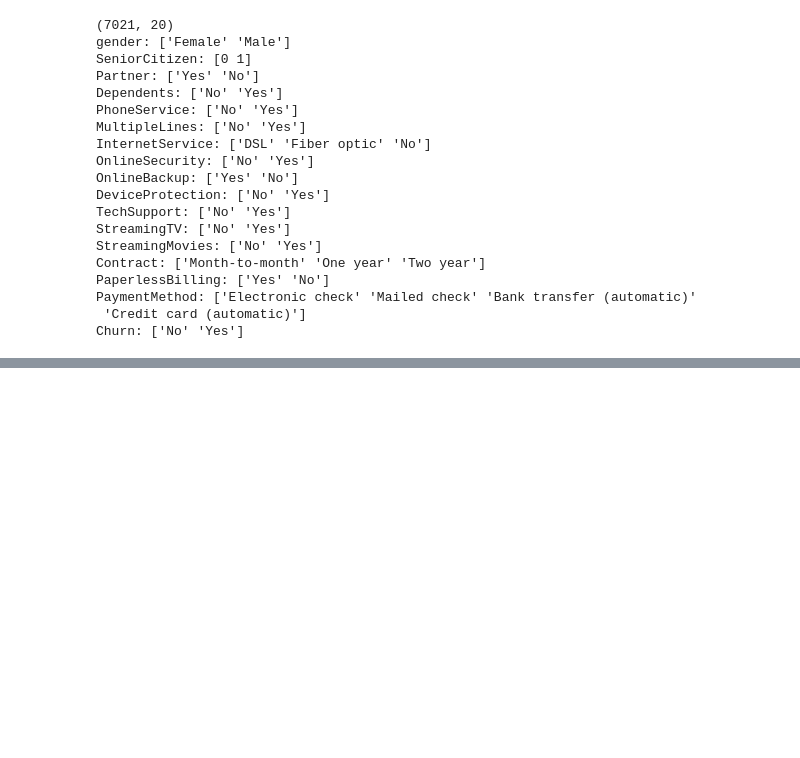
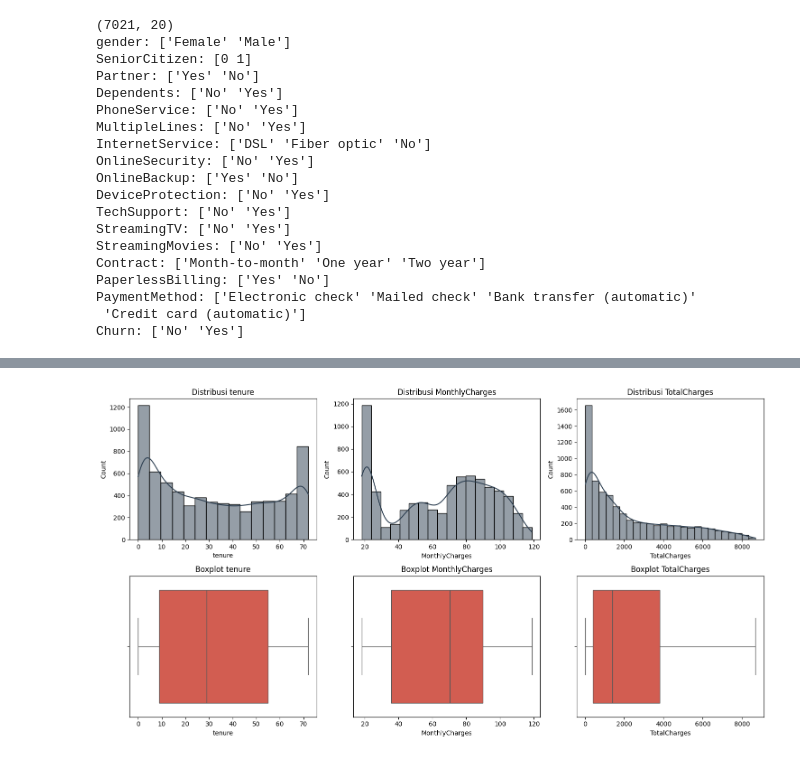
Before and after one commit to carlos1739/analisis_telco, a Jupyter notebook: notebook/churn_analysis.ipynb, the cells around one changed output, grey strips where cells are left out. Saved outputs shown, nothing was run; the diff lists cells and outputs as text; code cells hidden in the pictures; blank space fills up the shorter version.

```diff
--- a/notebook/churn_analysis.ipynb
+++ b/notebook/churn_analysis.ipynb
@@ -184,0 +228,16 @@ Churn: ['No' 'Yes']
+# %%
+fitur_numerik = ['tenure', 'MonthlyCharges', 'TotalCharges']
+
+fig, axes = plt.subplots(2, 3, figsize=(15, 8))
+
+for i, kolom in enumerate(fitur_numerik):
+    sns.histplot(telco[kolom], kde=True, ax=axes[0, i], color='#2C3E50')
+    axes[0, i].set_title(f'Distribusi {kolom}')
+
+    sns.boxplot(x=telco[kolom], ax=axes[1, i], color='#E74C3C')
+    axes[1, i].set_title(f'Boxplot {kolom}')
+
+plt.tight_layout()
+plt.show()
+# %% [output]
+[figure, added]
```
Also changed, not shown: parts of 6 cells of this notebook.
